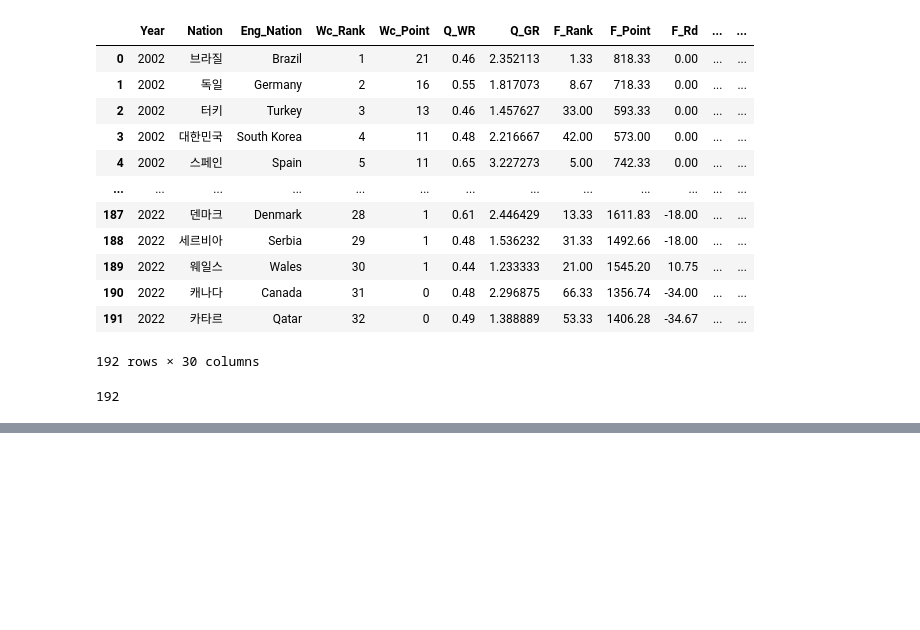
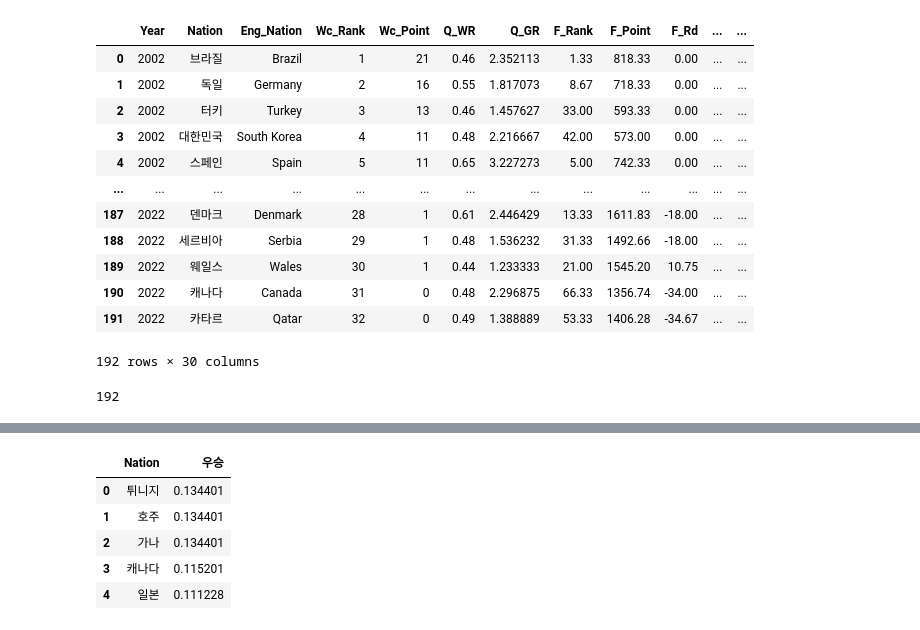
Before and after one commit to SKNetworks-AI19-250818/SKN19-mini-4Team, a Jupyter notebook: ML/code/Do_tornament.ipynb, the cells around one changed output, grey strips where cells are left out. Saved outputs shown, nothing was run; the diff lists cells and outputs as text; code cells hidden in the pictures; blank space fills up the shorter version.

```diff
--- a/ML/code/Do_tornament.ipynb
+++ b/ML/code/Do_tornament.ipynb
@@ -161,0 +266,9 @@ do_tornament(X, result_group)
+# %%
+scaled_win_df.head()
+# %% [output]
+|  | Nation | 우승 |
+| 0 | 튀니지 | 0.134401 |
+| 1 | 호주 | 0.134401 |
+| 2 | 가나 | 0.134401 |
+| 3 | 캐나다 | 0.115201 |
+| 4 | 일본 | 0.111228 |
```
Also changed, not shown: parts of 20 cells of this notebook, 4 other files.
